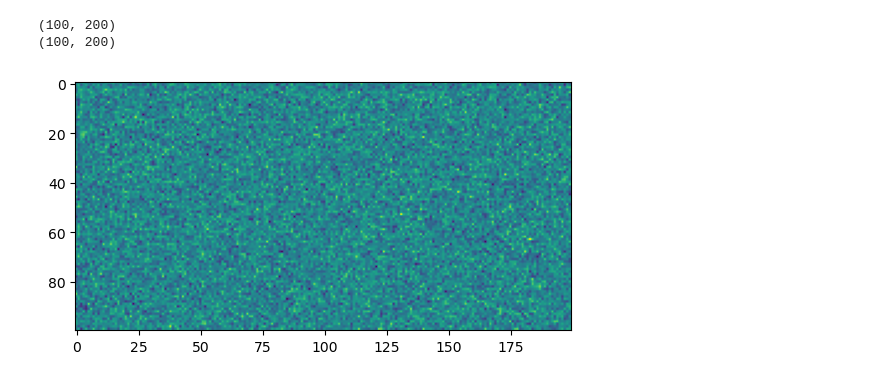
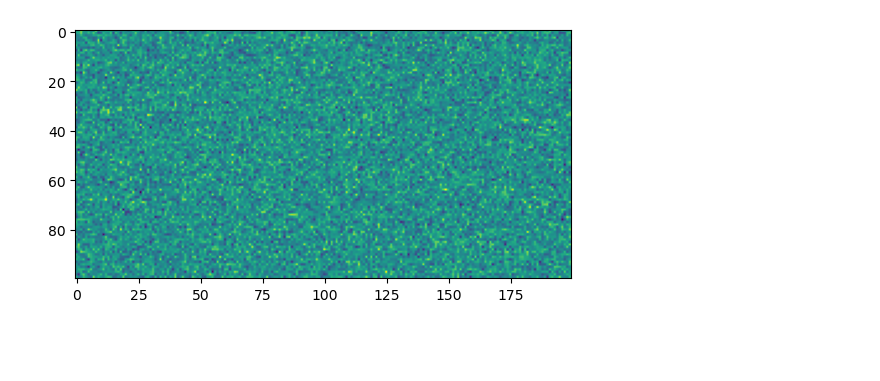
Before and after one commit to mwanakijiji/photonics_spectroscopy, a Jupyter notebook: notebooks_for_development/extract_step.ipynb, the cells around one changed output. Drawn from its saved outputs; the diff is of its cells as text; code cells hidden in the pictures; blank space fills up the shorter version.

Commit message:
extract_step is workign on test 2D arrays

```diff
--- a/notebooks_for_development/extract_step.ipynb
+++ b/notebooks_for_development/extract_step.ipynb
@@ -29,17 +32,18 @@ print(np.shape(test_response))
 # make fake empirical detector readout and noise array
 
 # 2D array of counts on detector
-detector_measured = np.random.normal(loc=0,size=(np.shape(test_response)[1],np.shape(test_response)[2]))
+detector_measured_noise = np.random.normal(loc=0,size=(np.shape(test_response)[1],np.shape(test_response)[2]))
 
 detector_variance = 0.1*np.random.normal(loc=0,size=(np.shape(test_response)[1],np.shape(test_response)[2]))
-# %%
-print(np.shape(detector_measured))
-print(np.shape(detector_variance))
-# %% [output]
-(100, 200)
-(100, 200)
+# %%
+fake_data_1 = detector_measured_noise # just noise
+fake_data_2 = np.add(0.1*detector_measured_noise,test_response[5]) # one element of basis set, plus noise
+fake_data_3 = np.add(test_response[1],test_response[6]) # two clean elements of basis set
+fake_data_4 = np.add(np.add(test_response[1],test_response[6]),0.1*detector_measured_noise) # two elements of basis set, plus noise
+fake_data_5 = np.add(test_response[1],3.*test_response[6]) # two clean elements of basis set, different amplitudes
+#fake_data_6 = np.add(test_response[0],test_response[10]) # two clean elements of basis set
 # %%
-plt.imshow(detector_variance)
+plt.imshow(fake_data_1)
 plt.show()
 # %% [output]
-[figure, old version]
+[figure, new version]
```
Also changed, not shown: parts of 24 cells of this notebook.
